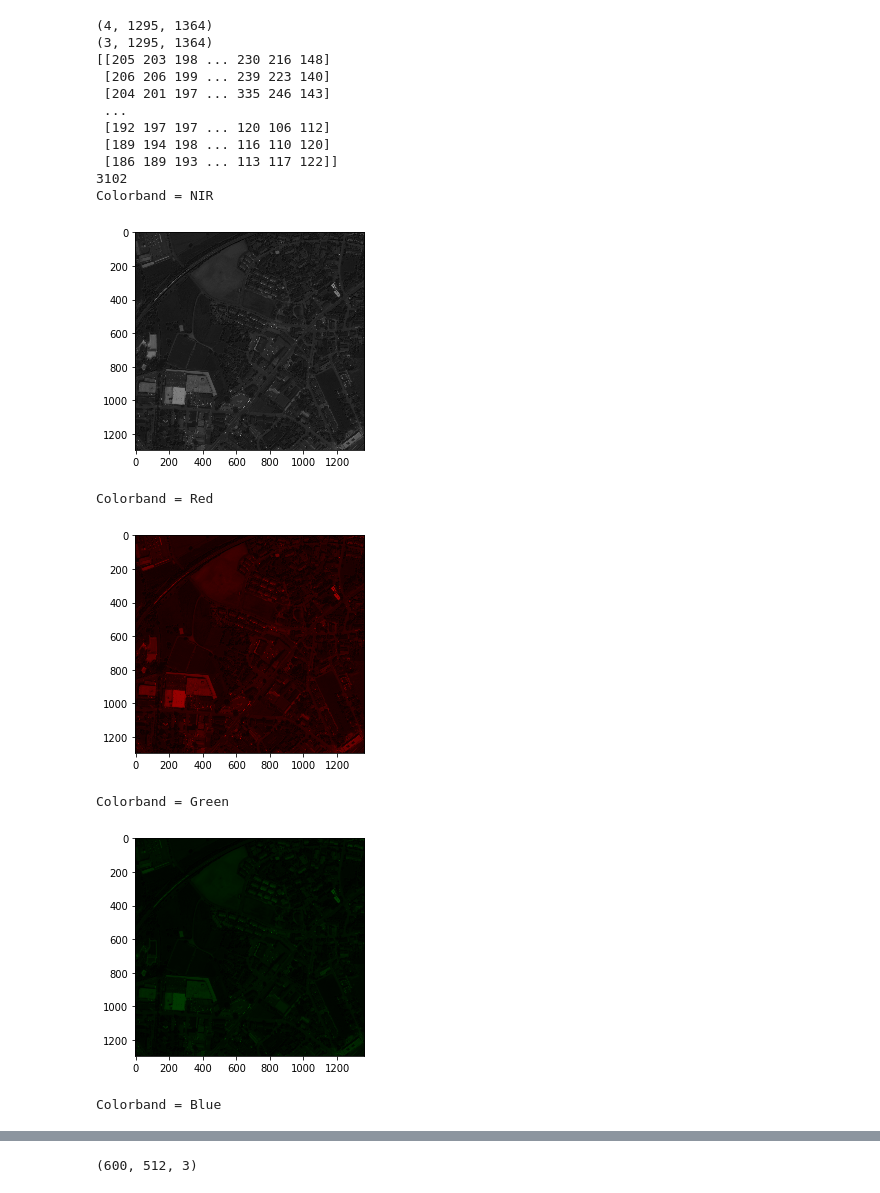
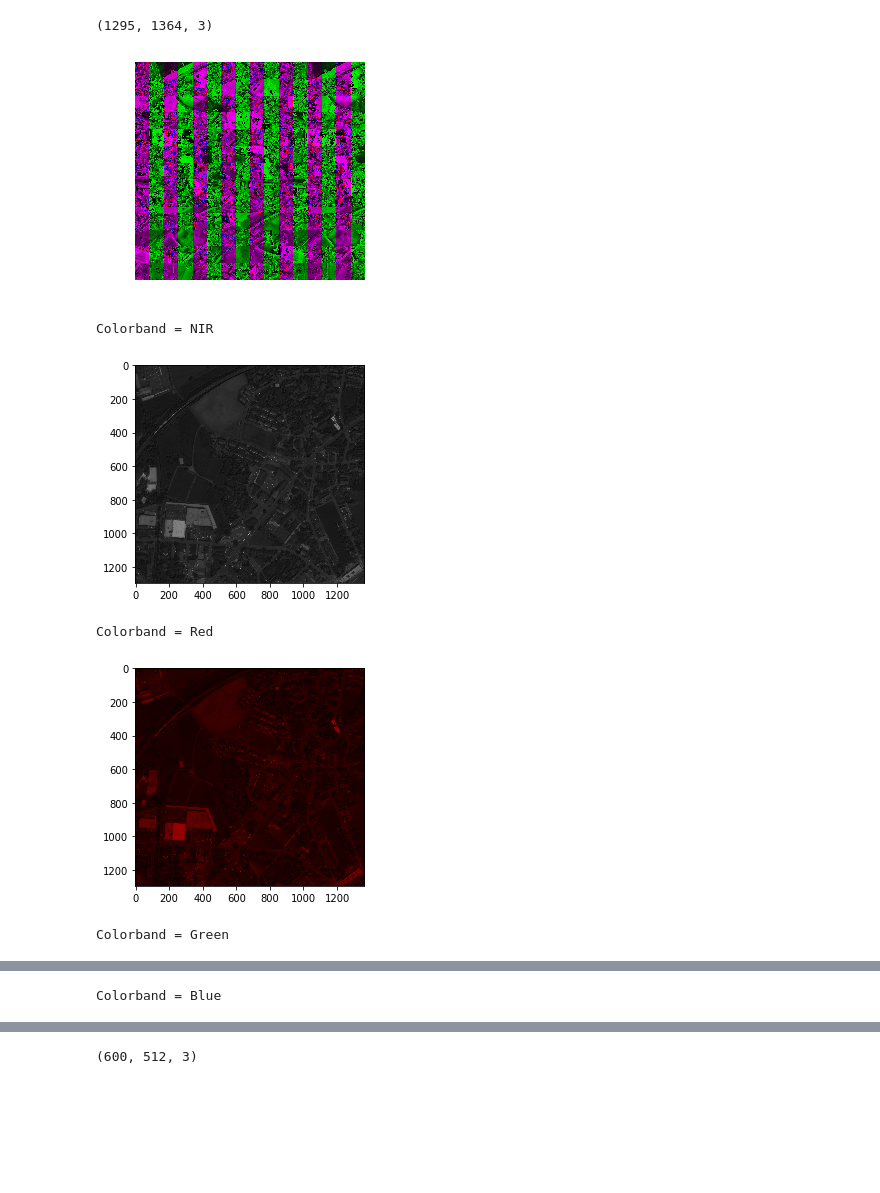
Before and after one commit to bobleynse/NLR-A1, a Jupyter notebook: testfiles/test geotiff.ipynb, the cells around one changed output, grey strips where cells are left out. Drawn from its saved outputs; the diff is of its cells as text; code cells hidden in the pictures; blank space fills up the shorter version.

Commit message:
Working tif to rgb image drawing

```diff
--- a/testfiles/test geotiff.ipynb
+++ b/testfiles/test geotiff.ipynb
@@ -1,72 +1,65 @@
 # %%
 import tensorflow as tf
 from osgeo import gdal
 import matplotlib.pyplot as plt
 from PIL import Image
 import numpy as np
 from matplotlib.colors import LinearSegmentedColormap
 import matplotlib.colors as clr
+import os
+import io
 
 
 def plot_NIR_RGB(n):
-#     image = Image.open("Tensorflow tests/Zurich_dataset_v1.0/images_tif/zh{}.tif".format(n))
 
     src_ds = gdal.Open("Tensorflow tests/Zurich_dataset_v1.0/images_tif/zh{}.tif".format(n))
     data = src_ds.ReadAsArray()
-    print(data.shape)
-    print(data[1:, :, :].shape)
+
+#     print(data.shape)
+#     print(data[1:, :, :].shape)
     colors = ['NIR', 'Red', 'Green', 'Blue']
     cmap = ['White', 'Red', 'Green', 'Blue']
 
-#     print(data)
+    rgb = data[1:, :, :].reshape((data.shape[1], data.shape[2],3))
+    img = Image.fromarray(rgb, 'RGB')
+    img.save('Tensorflow tests/Zurich_dataset_v1.0/rgb_images_tif/Airview_Zurich{}.tif'.format(n))
+
+    image = plt.imread('Tensorflow tests/Zurich_dataset_v1.0/rgb_images_tif/Airview_Zurich{}.tif'.format(n))
+    fig, ax = plt.subplots()
+    im = ax.imshow(image)
 
 
-    print(data[0])
-
-    listed_values = []
-    for i in range(len(data)):
-        for j in data[i]:
-            listed_values.append(max(j))
-    print(max(listed_values))
-
-    img1 = data[1]
-    img2 = data[2]
-    img3 = data[3]
-
-    img = np.dstack((img1/8192,img2/8192,img3/8192))
-
-#     rgb = data[1:, :, :].reshape((data.shape[1], data.shape[2],3))
-#     rgb = rgb.point(lambda i: i * 16, "L")
-
-#     print(rgb)
-#     plt.imshow(rgb)
-#     plt.show()
-
+    print(image.shape)
+    ax.axis('off')
+    plt.show()
+#     print(rgb.shape)
 
     for i in range(4):
         print('Colorband = {}'.format(colors[i]))
         cm = clr.LinearSegmentedColormap.from_list(colors[i], ['black',cmap[i]], N=256)
         img = plt.imshow(data[i], cmap = cm)
         plt.show()
 
+    w=10
+    h=10
+    fig = plt.figure(figsize=(8, 8))
+    columns = 4
+    rows = 5
+    for i in range(1, 4, 1):
+        img = data[i]
+        fig.add_subplot(rows, columns, i)
+        cm = clr.LinearSegmentedColormap.from_list(colors[i], ['white',cmap[i]], N=256)
+        plt.imshow(img, cmap = cm)
+    plt.show()
 
 # fill in a value between 1 and 20
-plot_NIR_RGB(1)
+for i in range(1,21,1):
+    plot_NIR_RGB(i)
 # %% [output]
-(4, 1295, 1364)
-(3, 1295, 1364)
-[[205 203 198 ... 230 216 148]
- [206 206 199 ... 239 223 140]
- [204 201 197 ... 335 246 143]
- ...
- [192 197 197 ... 120 106 112]
- [189 194 198 ... 116 110 120]
- [186 189 193 ... 113 117 122]]
-3102
-Colorband = NIR
+(1295, 1364, 3)
-[figure, old version]
+[figure, new version]
-Colorband = Red
+Colorband = NIR
-[figure, old version]
+[figure, new version]
-Colorband = Green
+Colorband = Red
-[figure, old version]
+[figure, new version]
-Colorband = Blue
+Colorband = Green
@@ -73,0 +67 @@ Colorband = Blue
+Colorband = Blue
```
Also changed, not shown: parts of 2 cells of this notebook.
